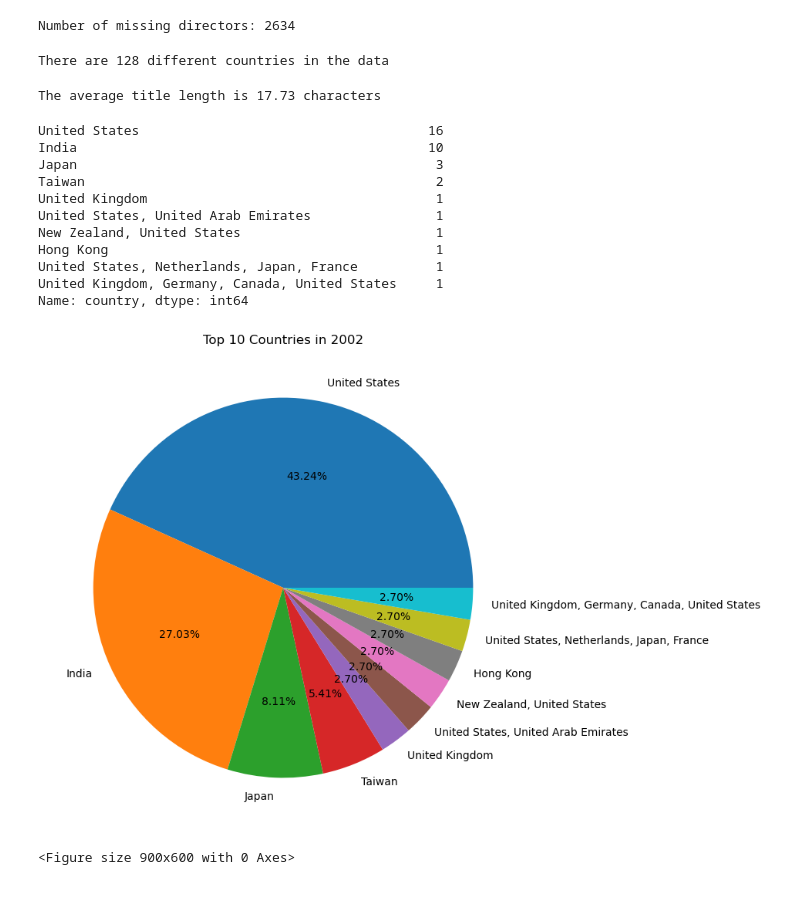
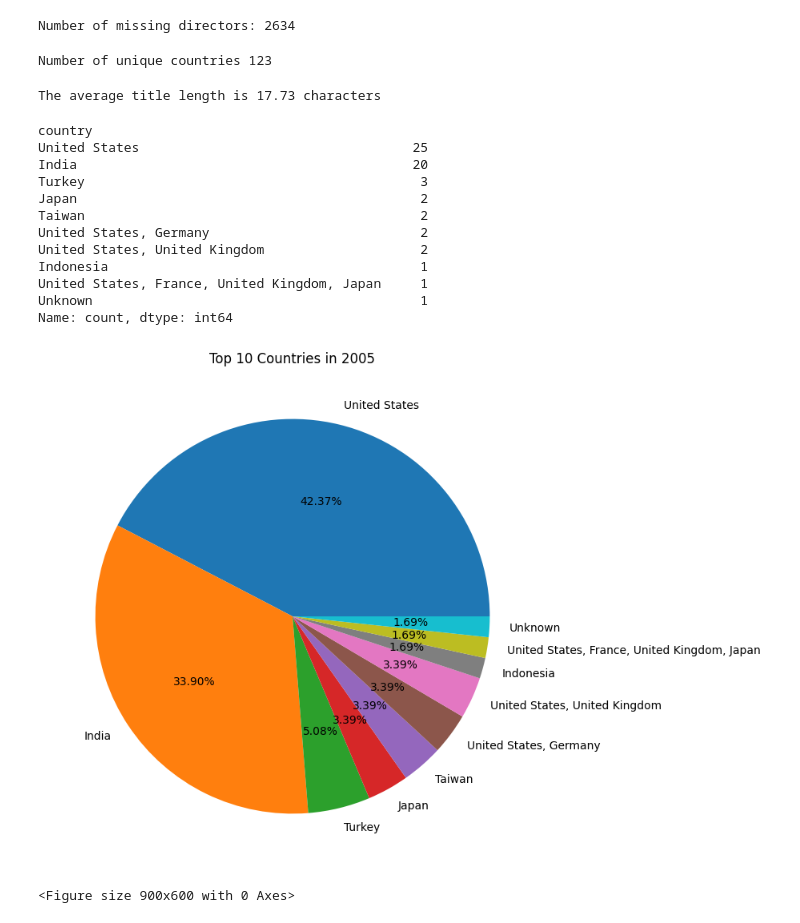
Before and after one commit to gianlug63/eae_ipld_projectfinal, a Jupyter notebook: development/02_netflix_data_analysis.ipynb, the cells around one changed output. Drawn from its saved outputs; the diff is of its cells as text; code cells hidden in the pictures; blank space fills up the shorter version.

```diff
--- a/development/02_netflix_data_analysis.ipynb
+++ b/development/02_netflix_data_analysis.ipynb
@@ -29,9 +29,9 @@ import matplotlib.pyplot as plt
 # %%
 # Ex 2.1: Load the data using Pandas read_csv, use `show_id` as the index_col parameter.
 
-data_path = "../data/netflix_titles.csv"
+data_path = "netflix_titles.csv"
 
-movies_df = pd.read_csv("../data/netflix_titles.csv",index_col='show_id') # TODO
+movies_df = pd.read_csv("netflix_titles.csv",index_col='show_id') # TODO
 
 movies_df
 # %% [output]
@@ -77,19 +77,18 @@ Number of missing directors: 2634
 # list into a pd.Series and use .unique() to get the list of unique countries and then its number.
 
 import pandas as pd
-csv = pd.read_csv("../data/netflix_titles.csv", index_col='show_id')
-csv["country"] = csv["country"].fillna("Unknown")
-unique_countries = (
-    csv["country"]
-    .apply(lambda x: ", ".join(x) if isinstance(x, list) else x)
-    .str.split(", ")
-    .explode()
-    .str.strip()
-    .unique())
-n_countries = len(unique_countries)
-print(f"There are {n_countries} different countries in the data")
+movies_df = movies_df.fillna('Unknown')
+countries_list = movies_df["country"].unique().tolist()
+countries_str = ', '.join(countries_list)
+split_list = countries_str.split(', ')
+unique_countries_list = []
+for country in split_list:
+    if country not in unique_countries_list and country != ("") and ',' not in country:
+        unique_countries_list.append(country)
+n_countries = len(unique_countries_list)
+print(f'Number of unique countries {n_countries}')
 # %% [output]
-There are 128 different countries in the data
+Number of unique countries 123
 # %%
 # Ex 2.5: How many characters long are on average the title names?
 
@@ -104,33 +103,34 @@ The average title length is 17.73 characters
 # %%
 # Ex 2.6: For a given year, get the Pandas Series of how many movies and series combined were made by every country, limit it to the top 10 countries.
 
 # It's optional to clean or modify the data of countries in this case, you can just use the data as it is.
 
 # hint: (you can use the .loc method to filter the data by year, and then use the .value_counts() method to get the number of movies and series combined for each country,
 # finally use the head(10) method to get the top 10 countries)
 
-year = 2002  # you can try to change the year to see the results for different years
+year = 2005  # you can try to change the year to see the results for different years
 targeted_year=movies_df.loc[movies_df['release_year']==year]
 top_10_countries = targeted_year['country'].value_counts().head(10)  # TODO: top_10_countries has to be a Pandas Series with the top 10 countries with the number of movies and series combined for that year
 print(top_10_countries)
 # Code to plot the pie chart from your data results
 fig = plt.figure(figsize=(8, 8))
 plt.pie(top_10_countries, labels=top_10_countries.index, autopct="%.2f%%")
 plt.title(f"Top 10 Countries in {year}")
 plt.show()
 # %% [output]
-United States                                     16
-India                                             10
-Japan                                              3
-Taiwan                                             2
-United Kingdom                                     1
-United States, United Arab Emirates                1
-New Zealand, United States                         1
-Hong Kong                                          1
-United States, Netherlands, Japan, France          1
-United Kingdom, Germany, Canada, United States     1
-Name: country, dtype: int64
+country
+United States                                   25
+India                                           20
+Turkey                                           3
+Japan                                            2
+Taiwan                                           2
+United States, Germany                           2
+United States, United Kingdom                    2
+Indonesia                                        1
+United States, France, United Kingdom, Japan     1
+Unknown                                          1
+Name: count, dtype: int64
-[figure, old version]
+[figure, new version]
 # %%
 # Ex 2.7: Make a line chart of the average duration of movies (not TV shows) in minutes for every year across all the years.
 
```
Also changed, not shown: 1 other file.
